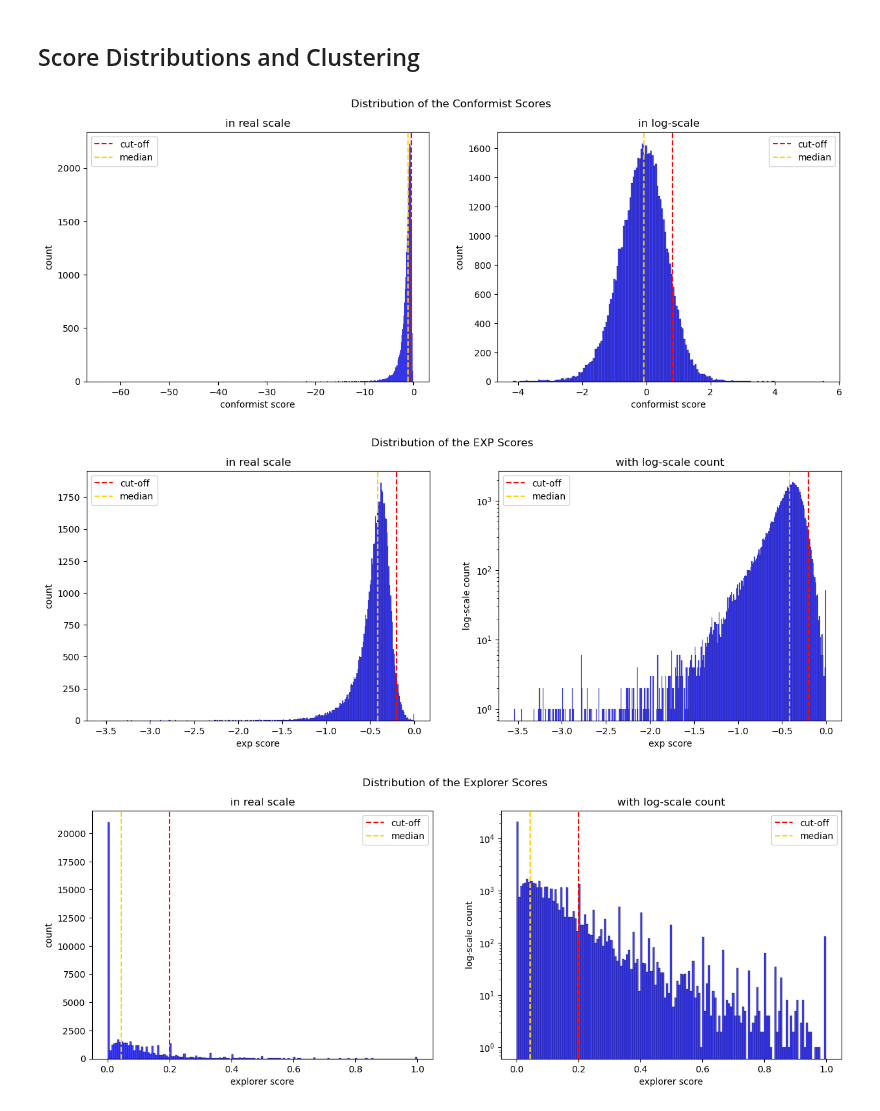
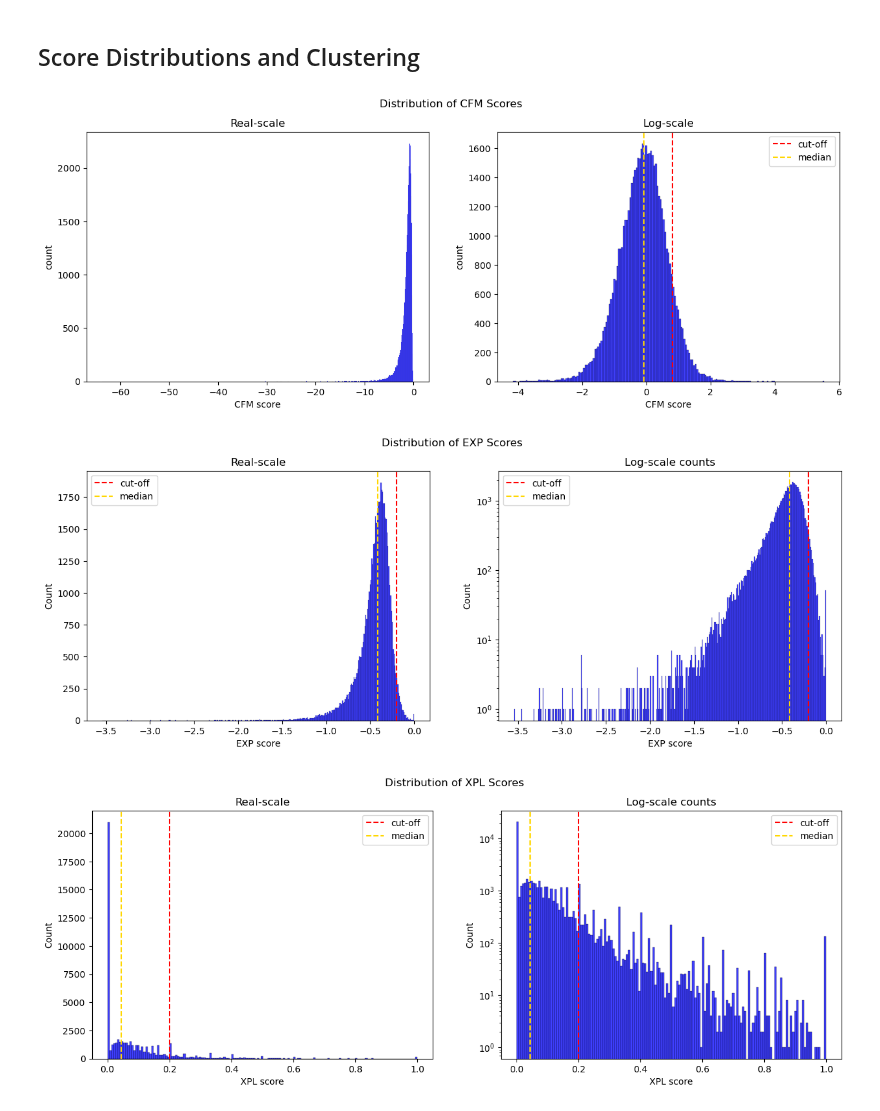
Before and after one commit to epfl-ada/ada-2022-project-analyteam, a Jupyter notebook: score_distributions.ipynb, the cells around one changed output. Saved outputs shown, nothing was run; the diff lists cells and outputs as text; code cells hidden in the pictures.

```diff
--- a/score_distributions.ipynb
+++ b/score_distributions.ipynb
@@ -26,25 +26,25 @@ users_df.describe()
 # %%
 cfm_cutoff = users_df["cfm_score"].quantile(0.9)
 cfm_median = users_df["cfm_score"].median()
 
 fig, (ax1, ax2) = plt.subplots(1, 2, figsize=(15, 5))
 
-fig.suptitle("Distribution of the Conformist Scores")
+fig.suptitle("Distribution of CFM Scores")
 
 sns.histplot(data=users_df, x="cfm_score", ax=ax1, color="blue")
-ax1.set_title("in real scale")
-ax1.set_xlabel("conformist score")
+ax1.set_title("Real-scale")
+ax1.set_xlabel("CFM score")
 ax1.set_ylabel("count")
-ax1.axvline(x=cfm_cutoff, color="red", ls="--", label="cut-off")
-ax1.axvline(x=cfm_median, color="gold", ls="--", label="median")
-ax1.legend()
+#ax1.axvline(x=cfm_cutoff, color="red", ls="--", label="cut-off")
+#ax1.axvline(x=cfm_median, color="gold", ls="--", label="median")
+#ax1.legend()
 
 sns.histplot(data=-np.log(-users_df["cfm_score"]), ax=ax2, color="blue")
-ax2.set_title("in log-scale")
-ax2.set_xlabel("conformist score")
+ax2.set_title("Log-scale")
+ax2.set_xlabel("CFM score")
 ax2.set_ylabel("count")
 ax2.axvline(x=-np.log(-cfm_cutoff), color="red", ls="--", label="cut-off")
 ax2.axvline(x=(-np.log(-cfm_median)), color="gold", ls="--", label="median")
 ax2.legend();
 # %% [output]
-[figure, old version]
+[figure, new version]
@@ -54,22 +56,22 @@ exp_median = users_df["exp_score"].median()
 
 fig, (ax1, ax2) = plt.subplots(1, 2, figsize=(15, 5))
 
-fig.suptitle("Distribution of the EXP Scores")
+fig.suptitle("Distribution of EXP Scores")
 
 sns.histplot(data=users_df, x="exp_score", ax=ax1, color="blue")
-ax1.set_title("in real scale")
-ax1.set_xlabel("exp score")
-ax1.set_ylabel("count")
+ax1.set_title("Real-scale")
+ax1.set_xlabel("EXP score")
+ax1.set_ylabel("Count")
 ax1.axvline(x=exp_cutoff, color="red", ls="--", label="cut-off")
 ax1.axvline(x=exp_median, color="gold", ls="--", label="median")
 ax1.legend()
 
 sns.histplot(data=users_df, x="exp_score", ax=ax2, log_scale=(False, True), color="blue")
-ax2.set_title("with log-scale count")
-ax2.set_xlabel("exp score")
-ax2.set_ylabel("log-scale count")
+ax2.set_title("Log-scale counts")
+ax2.set_xlabel("EXP score")
+ax2.set_ylabel("Count")
 ax2.axvline(x=exp_cutoff, color="red", ls="--", label="cut-off")
 ax2.axvline(x=exp_median, color="gold", ls="--", label="median")
 ax2.legend();
 # %% [output]
-[figure, old version]
+[figure, new version]
@@ -79,22 +83,22 @@ xpl_median = users_df["xpl_score"].median()
 
 fig, (ax1, ax2) = plt.subplots(1, 2, figsize=(15, 5))
 
-fig.suptitle("Distribution of the Explorer Scores")
+fig.suptitle("Distribution of XPL Scores")
 
 sns.histplot(data=users_df, x="xpl_score", ax=ax1, color="blue")
-ax1.set_title("in real scale")
-ax1.set_xlabel("explorer score")
-ax1.set_ylabel("count")
+ax1.set_title("Real-scale")
+ax1.set_xlabel("XPL score")
+ax1.set_ylabel("Count")
 ax1.axvline(x=xpl_cutoff, color="red", ls="--", label="cut-off")
 ax1.axvline(x=xpl_median, color="gold", ls="--", label="median")
 ax1.legend()
 
 sns.histplot(data=users_df, x="xpl_score", ax=ax2, log_scale=(False, True), color="blue")
-ax2.set_title("with log-scale count")
-ax2.set_xlabel("explorer score")
-ax2.set_ylabel("log-scale count")
+ax2.set_title("Log-scale counts")
+ax2.set_xlabel("XPL score")
+ax2.set_ylabel("Count")
 ax2.axvline(x=xpl_cutoff, color="red", ls="--", label="cut-off")
 ax2.axvline(x=xpl_median, color="gold", ls="--", label="median")
 ax2.legend();
 # %% [output]
-[figure, old version]
+[figure, new version]
```
Also changed, not shown: parts of 12 cells of this notebook, 12 other files.
